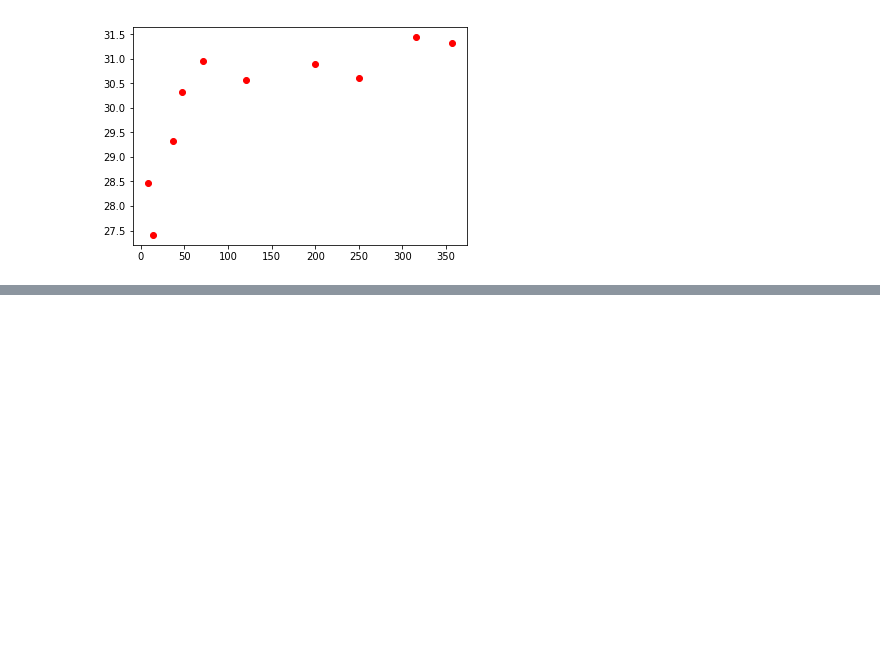
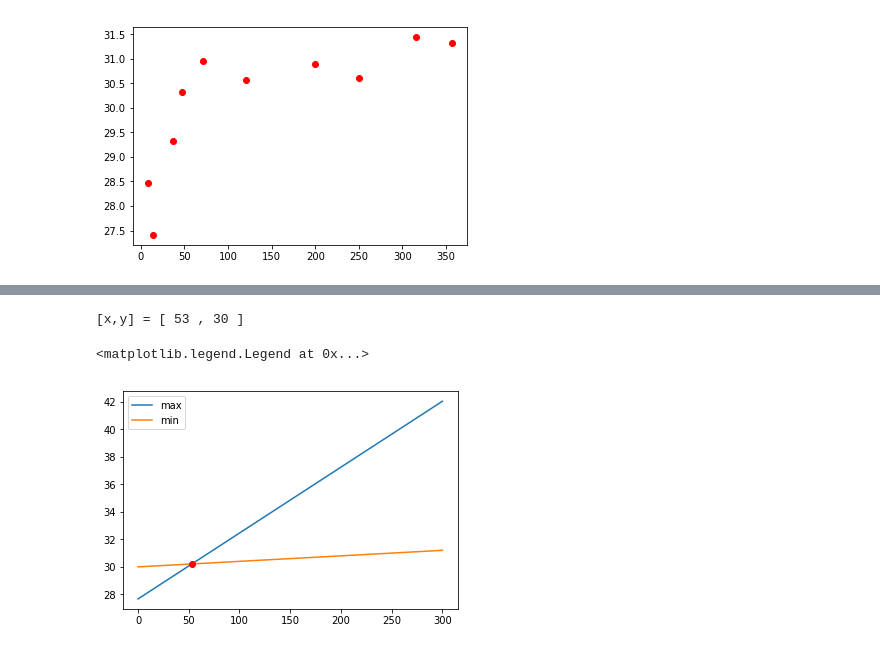
Before and after one commit to GYT0313/JupyterNotebook, a Jupyter notebook: JupyterNotebook/matplotlib/data_visualization/shiyan/shiyan4/weather.ipynb, the cells around one changed output, grey strips where cells are left out. Saved outputs shown, nothing was run; the diff lists cells and outputs as text; code cells hidden in the pictures; blank space fills up the shorter version.

```diff
--- a/JupyterNotebook/matplotlib/data_visualization/shiyan/shiyan4/weather.ipynb
+++ b/JupyterNotebook/matplotlib/data_visualization/shiyan/shiyan4/weather.ipynb
@@ -177,26 +182,31 @@ print(svr_lin2.intercept_)
 # %%
 # 交叉点
 from scipy.optimize import fsolve
 
 # 定义一条拟合直线
 def line1(x):
     a1 = svr_lin1.coef_[0][0]
     b1 = svr_lin1.intercept_[0]
     return a1*x + b1
 
 # 定义第二条拟合曲线
 def line2(x):
     a2 = svr_lin2.coef_[0][0]
     b2 = svr_lin2.intercept_[0]
     return a2*x + b2
 
 # 定义了找到两条直线的交点的 x 坐标的函数
 def findIntersection(fun1,fun2,x0):
     return fsolve(lambda x : fun1(x) - fun2(x),x0)
 
 result = findIntersection(line1,line2,0.0)
 print("[x,y] = [ %d , %d ]" % (result,line1(result)))
 
 # x = [0,10,20, ..., 300]
 x = np.linspace(0,300,31)
 plt.plot(x,line1(x),x,line2(x),result,line1(result),'ro')
+plt.legend(['max', 'min'])
+# %% [output]
+[x,y] = [ 53 , 30 ]
+<matplotlib.legend.Legend at 0x...>
+[figure, added]
```
Also changed, not shown: parts of 12 cells of this notebook, 6 other files.
